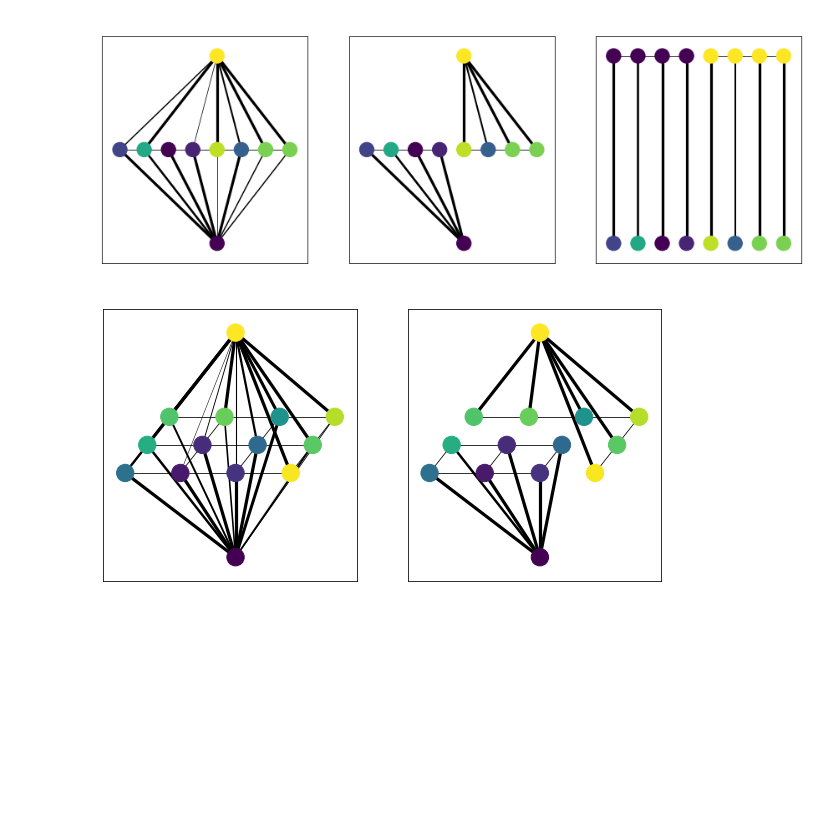
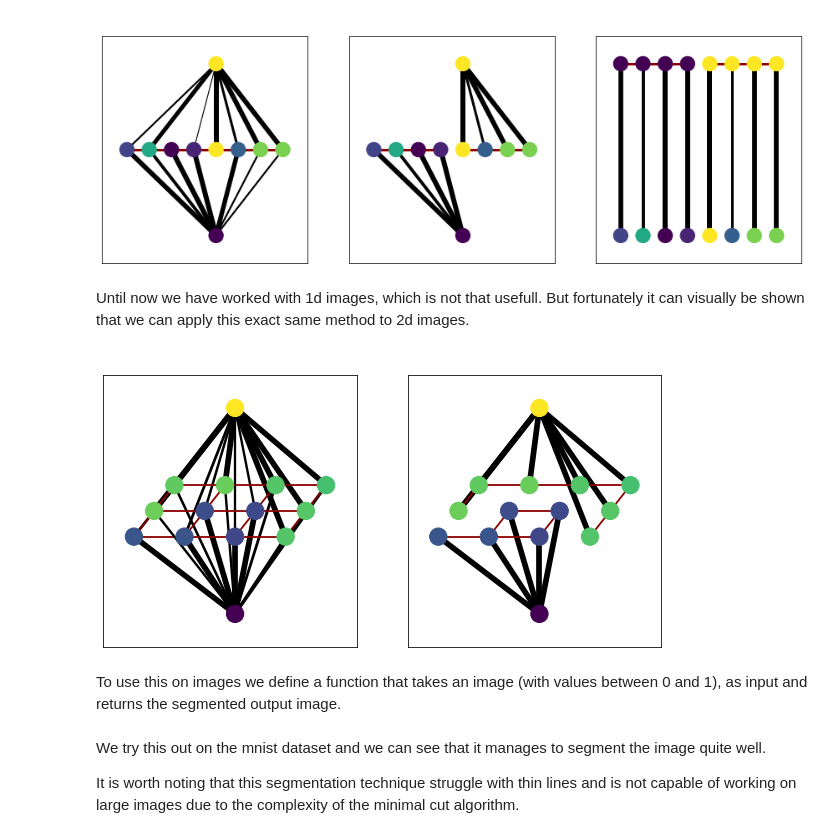
Before and after one commit to emillma/TTK8102_mrf, a Jupyter notebook: src/mrf/graph_cut.ipynb, the cells around one changed output. Saved outputs shown, nothing was run; the diff lists cells and outputs as text; code cells hidden in the pictures; blank space fills up the shorter version.

```diff
--- a/src/mrf/graph_cut.ipynb
+++ b/src/mrf/graph_cut.ipynb
@@ -77,22 +89,22 @@ draw_graph(initial_graph)
 # %%
-def similarity_energy(seg: NodeWithPos, img: NodeWithPos, limit: float = 1):
-    return min((1-(seg.value - img.value)**2), limit)
+def similarity_lpot(seg: NodeWithPos, img: NodeWithPos):
+    return (1-(seg.value - img.value)**2)
 
-def edge_energy(node0: NodeWithPos, node1: NodeWithPos, weight: float = 1):
+def concistency_lpot(node0: NodeWithPos, node1: NodeWithPos, weight: float = 1):
     return weight if node0.value == node1.value else 0
 
-limit = 0.8
-weight = 0.2
+weight = 0.5
 
-# add energy for being close to image (vertical lines)
+# add lpot for being close to image (vertical lines)
 for img_node, seg_node in zip(image_nodes, segmentation_nodes):
-    initial_graph.add_edge(seg_node, img_node,
-                   capacity=similarity_energy(seg_node, img_node, limit))
+    graph_0.add_edge(seg_node, img_node,
+                   capacity=similarity_lpot(seg_node, img_node))
 
-# add energy for being close to neighbor (horizontal lines)
+# add lpot for being close to neighbor (horizontal lines)
 for seg1, seg2 in zip(segmentation_nodes[:-1], segmentation_nodes[1:]):
-    initial_graph.add_edge(seg1, seg2,
-                   capacity=edge_energy(seg1, seg2, weight))
+    graph_0.add_edge(seg1, seg2, color='darkred',
+                     capacity=concistency_lpot(seg1, seg2, weight))
 
-draw_graph(initial_graph)
+print(f"Log score of configuration is {get_log_score(graph_0)}")
+draw_graph(graph_0)
 # %% [output]
@@ -152,12 +200,12 @@ draw_graph(restructured_graph, 'reformulated graph with same edge sum', ax[2])
 graph_to_cut = nx.Graph()
 for seg_node, img_node in zip(segmentation_nodes, image_nodes):
     graph_to_cut.add_edge(img_node, class_0,
-                                capacity=similarity_energy(img_node, class_0, limit))
+                                capacity=similarity_lpot(img_node, class_0))
     graph_to_cut.add_edge(img_node, class_1,
-                                capacity=similarity_energy(img_node, class_1, limit))
+                                capacity=similarity_lpot(img_node, class_1))
 
 for img0, img1 in zip(image_nodes[:-1], image_nodes[1:]):
-    graph_to_cut.add_edge(img0, img1, capacity=weight)
+    graph_to_cut.add_edge(img0, img1, color='darkred',capacity=weight)
 
 flow, (g0, g1) = nx.minimum_cut(graph_to_cut, class_0, class_1)
 optimized_graph = graph_to_cut.copy()
@@ -166,43 +214,51 @@ toremove = [e for e in optimized_graph.edges
 optimized_graph.remove_edges_from(toremove)
 fig, ax = plt.subplots(1, 3, figsize=(15, 5))
 draw_graph(graph_to_cut, 'graph to cut',ax=ax[0])
-draw_graph(optimized_graph, 'graph to cut',ax=ax[1])
+draw_graph(optimized_graph, 'cut graph',ax=ax[1])
 draw_graph(best_graph, 'previous representation of optimal graph',ax=ax[2])
 # %% [output]
-[figure, old version]
+[figure, new version]
+# %% [markdown]
+Until now we have worked with 1d images, which is not that usefull. But fortunately it can visually be shown that we can apply this exact same method to 2d images.
 # %%
 img = np.array([0,1,1,0,0,1,0,0,1,1,1,1]).reshape(4,3)
-img = img/2 + random(img.shape)*0.5
+img = img/2 + random(img.shape)*0.1 +0.2
 
-class_0_2d = ClassNode(0, (img.shape[0])/2, -3)
-class_1_2d = ClassNode(1, img.shape[0]/2, img.shape[1]+2)
+weight = 0.3
+
+class_0_2d = SegmentationNode(0, (img.shape[0])/2, -3)
+class_1_2d = SegmentationNode(1, img.shape[0]/2, img.shape[1]+2)
 
 nodes_2d = np.array([ImageNode(value, *np.array([[1., 0.4], [0, 1]])@idx)
                       for idx, value in zip(np.ndindex(img.shape), img.ravel())
                       ]).reshape(img.shape)
 graph_2d = nx.Graph()
 for node in nodes_2d.ravel():
     graph_2d.add_edge(node, class_0_2d,
-                      capacity=similarity_energy(node, class_0_2d, limit))
+                      capacity=similarity_lpot(node, class_0_2d))
     graph_2d.add_edge(node, class_1_2d,
-                      capacity=similarity_energy(node, class_1_2d, limit))
+                      capacity=similarity_lpot(node, class_1_2d))
 
 for i, j in np.ndindex(img[:-1, :].shape):
-    graph_2d.add_edge(nodes_2d[i, j], nodes_2d[i+1, j], capacity=weight)
+    graph_2d.add_edge(nodes_2d[i, j], nodes_2d[i+1, j], color='darkred',
+                      capacity=weight)
 
 for i, j in np.ndindex(img[:, :-1].shape):
-    graph_2d.add_edge(nodes_2d[i, j], nodes_2d[i, j+1], capacity=weight)
+    graph_2d.add_edge(nodes_2d[i, j], nodes_2d[i, j+1], color = 'darkred',
+                      capacity=weight)
 
 flow, (g0, g1) = nx.minimum_cut(graph_2d, class_0_2d, class_1_2d)
 
 optimized_graph_2d = graph_2d.copy()
 toremove = [e for e in optimized_graph_2d.edges
             if not (e[0] in g0) ^ (e[1] in g1)]
 optimized_graph_2d.remove_edges_from(toremove)
 
 fig, ax = plt.subplots(1, 2, figsize=(10, 5))
 draw_graph(graph_2d, 'graph to cut',ax=ax[0])
 draw_graph(optimized_graph_2d, 'segmented graph', ax=ax[1])
 # %% [output]
-[figure, old version]
+[figure, new version]
+# %% [markdown]
+To use this on images we define a function that takes an image (with values between 0 and 1), as input and returns the segmented output image.
 # %%
@@ -233,5 +289,9 @@ def segment_image(img, weight, limit):
             output[node.pos()]=1
 
     return output
+# %% [markdown]
+We try this out on the mnist dataset and we can see that it manages to segment the image quite well.
+
+It is worth noting that this segmentation technique struggle with thin lines and is not capable of working on large images due to the complexity of the minimal cut algorithm.
 # %%
 dataset = datasets.MNIST('data', train=False, download=True)
```
Also changed, not shown: parts of 19 cells of this notebook, 1 other file.
